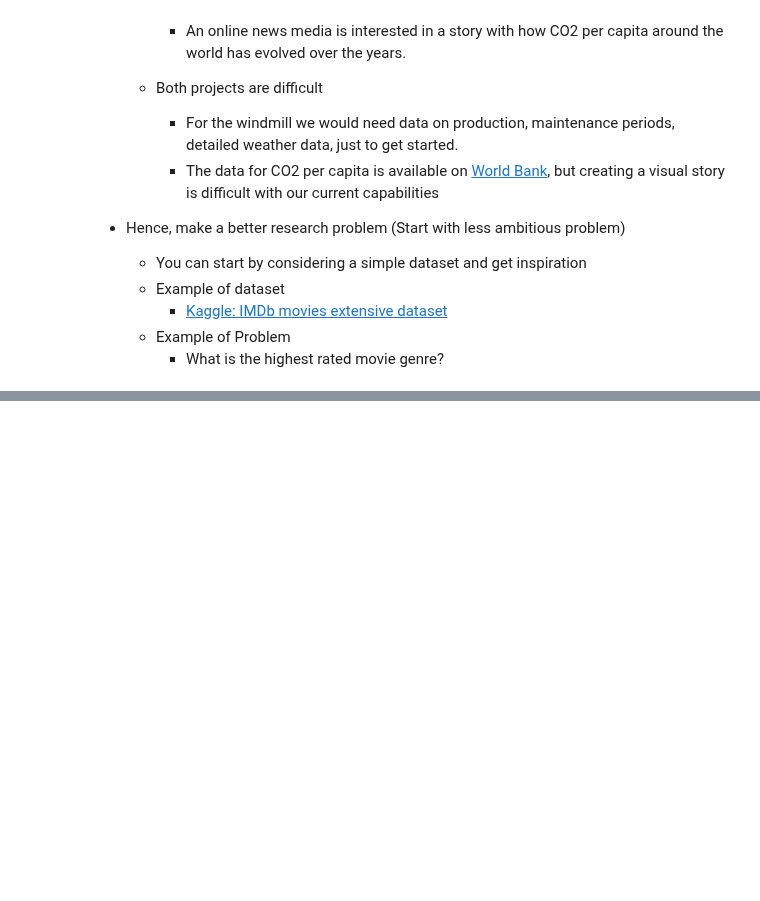
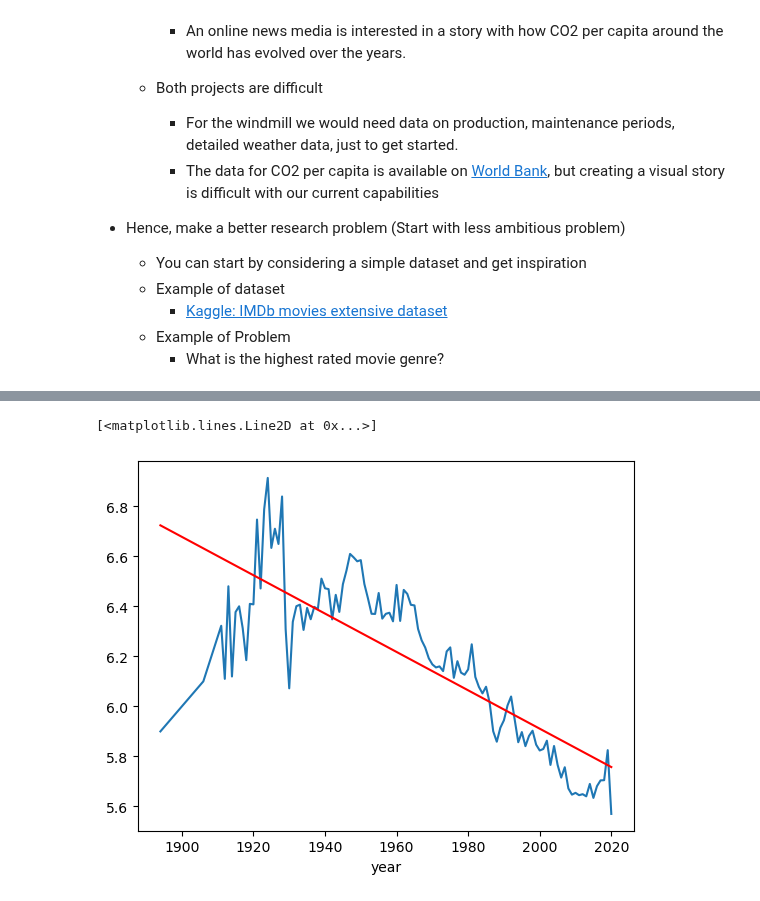
Before and after one commit to Abisoyesam/DS-ML-DL-tuts, a Jupyter notebook: DS With Rune/Lesson 17.ipynb, the cells around one changed output, grey strips where cells are left out. Cells and saved outputs as stored; diff of their text form; code cells hidden in the pictures; blank space fills up the shorter version.

```diff
--- a/DS With Rune/Lesson 17.ipynb
+++ b/DS With Rune/Lesson 17.ipynb
@@ -42,0 +276,3 @@ movies
+# %%
+all_df = dataset.select_dtypes(include='number').groupby('year').mean()
+bio_df = dataset[dataset['genre'] == "Biography"].select_dtypes(include='number').groupby('year').mean()
@@ -42,0 +291,6 @@ movies
+# %%
+x_all = pd.DataFrame(all_df.index)
+y_all = all_df['avg_vote']
+
+x_bio = pd.DataFrame(bio_df.index)
+y_bio = bio_df['avg_vote']
@@ -42,0 +308,6 @@ movies
+# %%
+ax = all_df['avg_vote'].plot()
+ax.plot(all_df.index, lin_all.predict(x_all), c='r')
+# %% [output]
+[<matplotlib.lines.Line2D at 0x...>]
+[figure, added]
```
Also changed, not shown: parts of 39 cells of this notebook.
